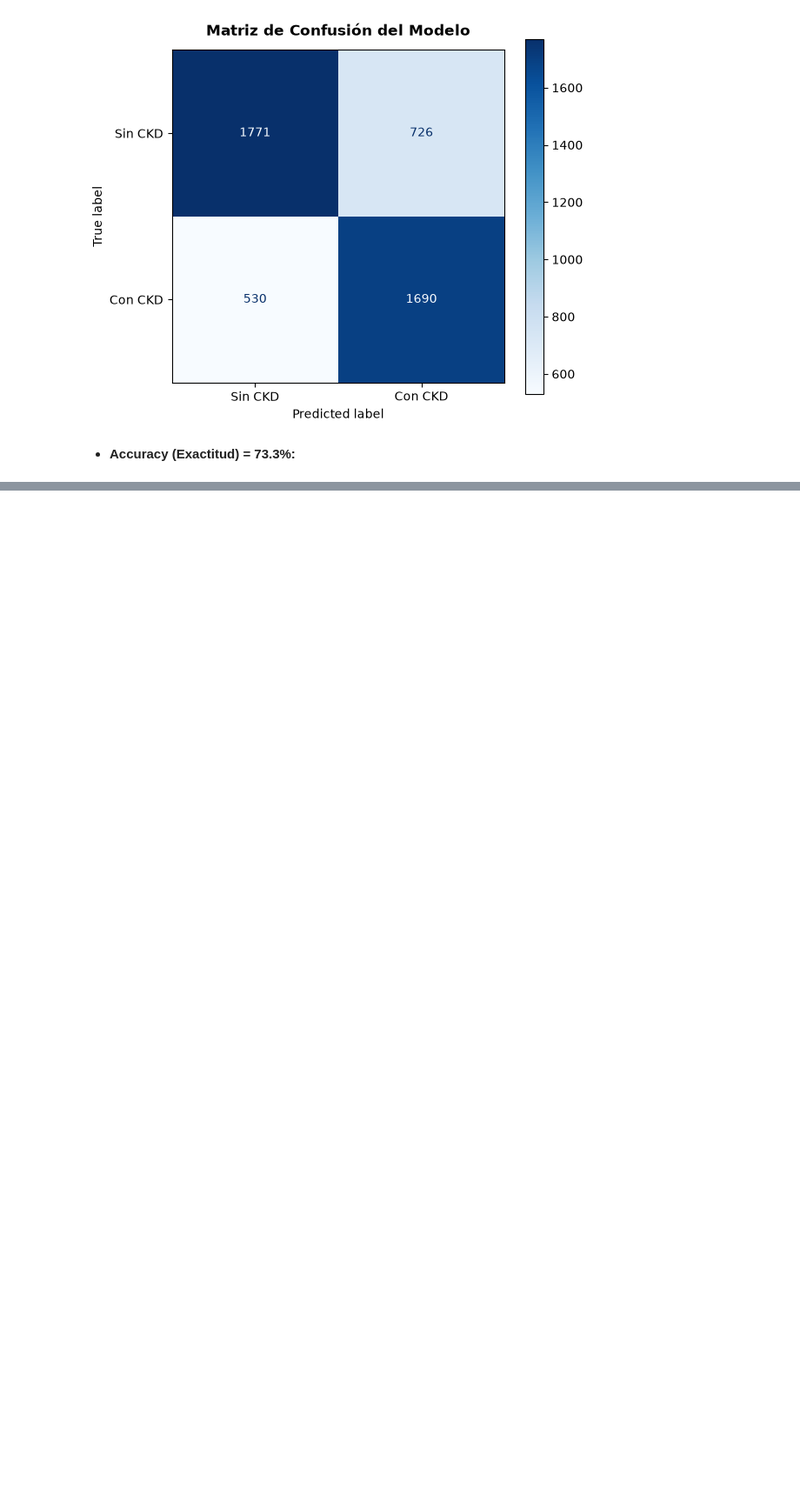
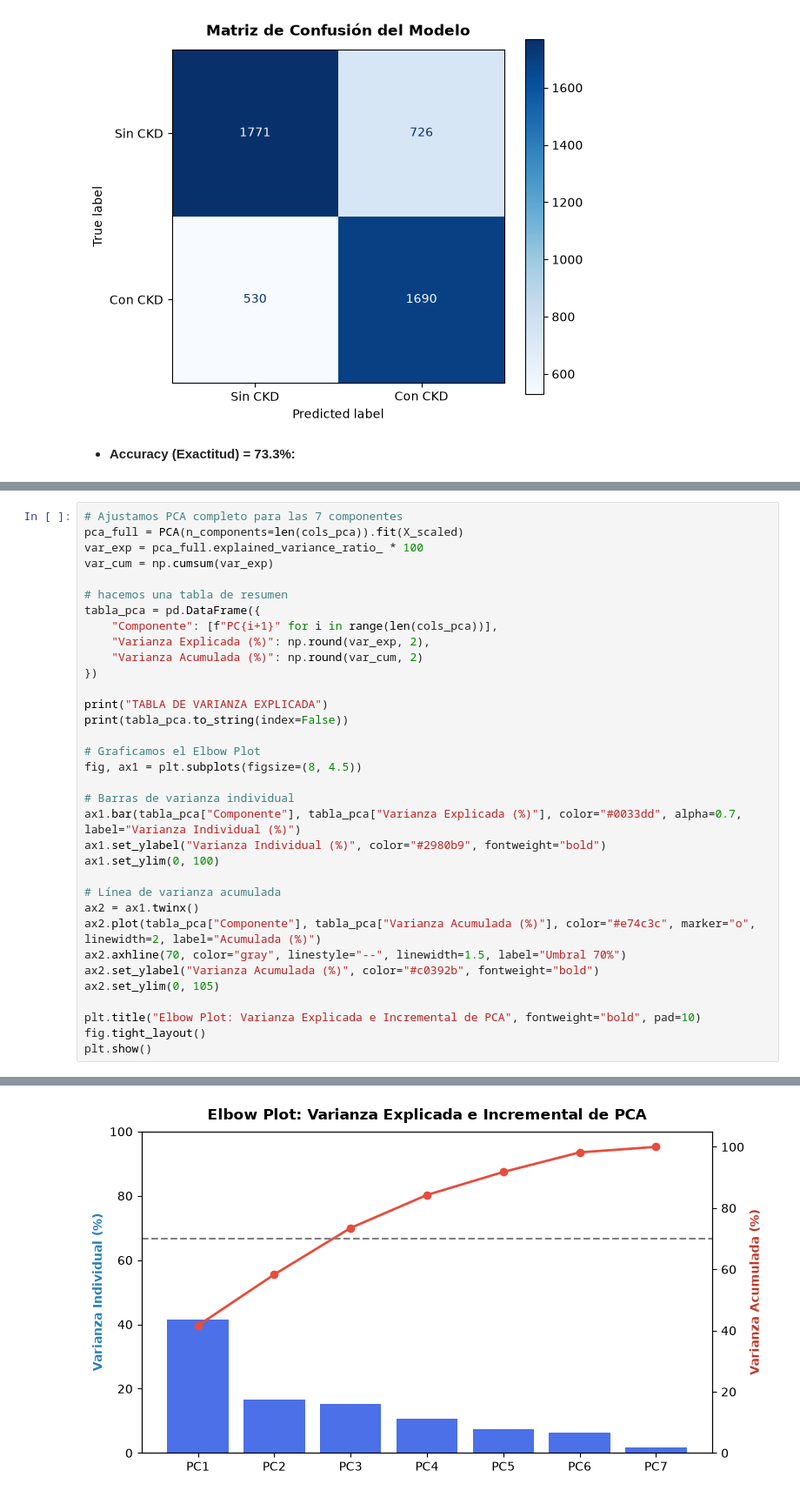
Before and after one commit to tincho1102/TpEspecialFundamentos, a Jupyter notebook: analisis.ipynb, the cells around one changed output, grey strips where cells are left out. Shown at 87% size. Saved outputs shown, nothing was run; the diff lists cells and outputs as text; blank space fills up the shorter version.

```diff
--- a/analisis.ipynb
+++ b/analisis.ipynb
@@ -747,0 +846,35 @@ Mientras que el nivel socioeconómico, el sexo y el tabaquismo no aportan un efe
+# %%
+# Ajustamos PCA completo para las 7 componentes
+pca_full = PCA(n_components=len(cols_pca)).fit(X_scaled)
+var_exp = pca_full.explained_variance_ratio_ * 100
+var_cum = np.cumsum(var_exp)
+
+# hacemos una tabla de resumen
+tabla_pca = pd.DataFrame({
+    "Componente": [f"PC{i+1}" for i in range(len(cols_pca))],
+    "Varianza Explicada (%)": np.round(var_exp, 2),
+    "Varianza Acumulada (%)": np.round(var_cum, 2)
+})
+
+print("TABLA DE VARIANZA EXPLICADA")
+print(tabla_pca.to_string(index=False))
+
+# Graficamos el Elbow Plot
+fig, ax1 = plt.subplots(figsize=(8, 4.5))
+
+# Barras de varianza individual
+ax1.bar(tabla_pca["Componente"], tabla_pca["Varianza Explicada (%)"], color="#0033dd", alpha=0.7, label="Varianza Individual (%)")
+ax1.set_ylabel("Varianza Individual (%)", color="#2980b9", fontweight="bold")
+ax1.set_ylim(0, 100)
+
+# Línea de varianza acumulada
+ax2 = ax1.twinx()
+ax2.plot(tabla_pca["Componente"], tabla_pca["Varianza Acumulada (%)"], color="#e74c3c", marker="o", linewidth=2, label="Acumulada (%)")
+ax2.axhline(70, color="gray", linestyle="--", linewidth=1.5, label="Umbral 70%")
+ax2.set_ylabel("Varianza Acumulada (%)", color="#c0392b", fontweight="bold")
+ax2.set_ylim(0, 105)
+
+plt.title("Elbow Plot: Varianza Explicada e Incremental de PCA", fontweight="bold", pad=10)
+fig.tight_layout()
+plt.show()
+# %% [output]
@@ -747,0 +890 @@ Mientras que el nivel socioeconómico, el sexo y el tabaquismo no aportan un efe
+[figure, added]
```
Also changed, not shown: parts of 17 cells of this notebook.
